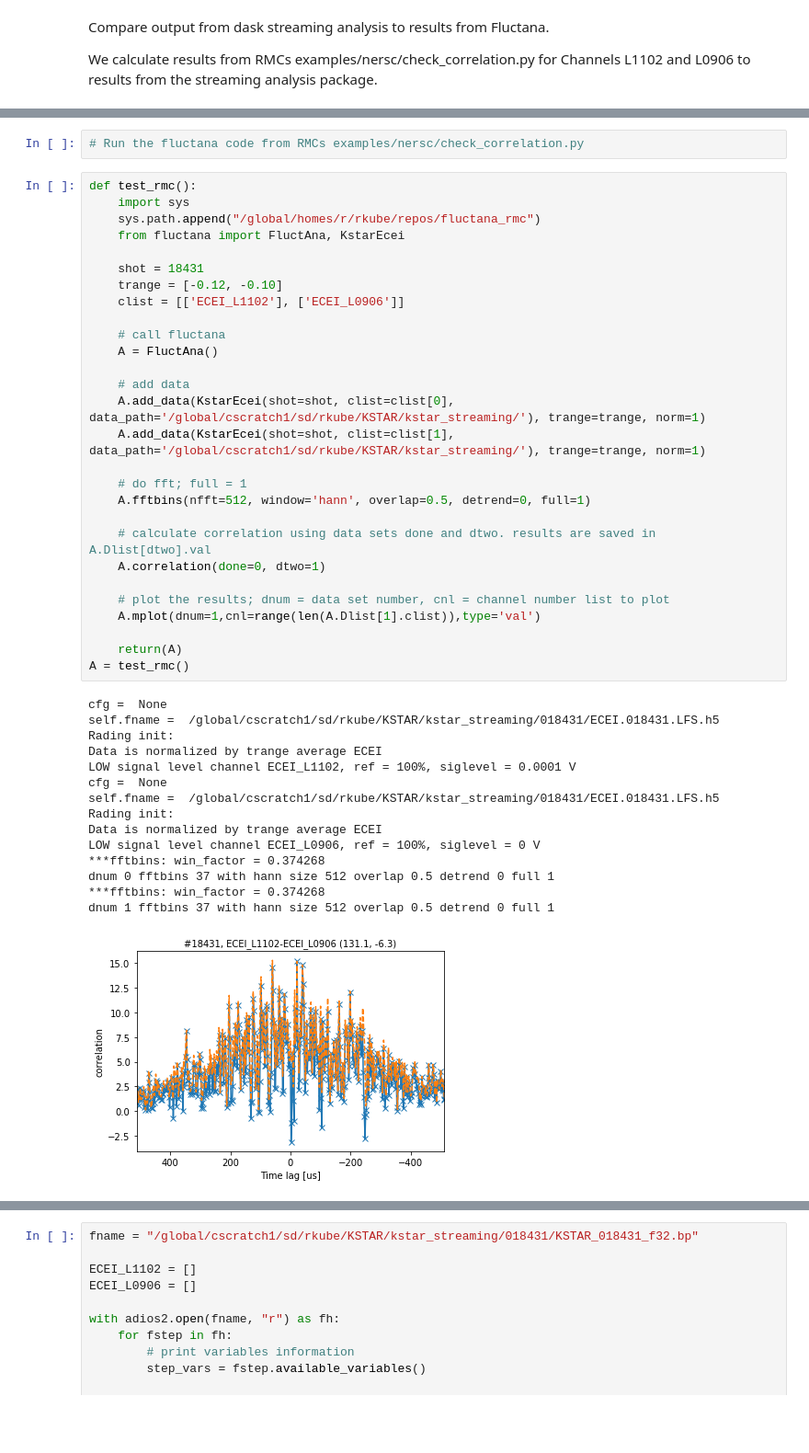
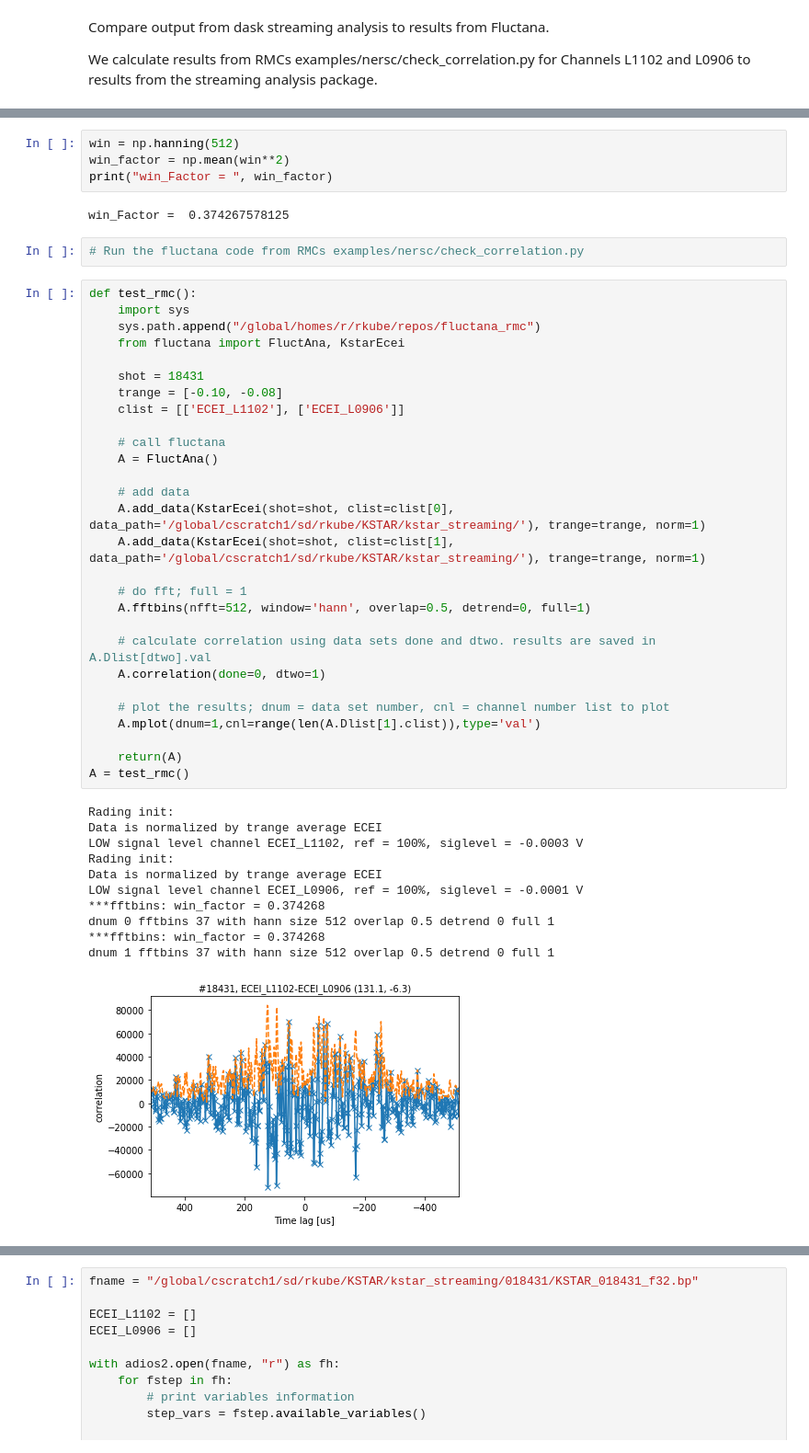
Before and after one commit to rkube/delta, a Jupyter notebook: tests_analysis/compare_correlation_dask_fluctana.ipynb, the cells around one changed output, grey strips where cells are left out. Shown at 92% size. Cells and saved outputs as stored; diff of their text form; blank space fills up the shorter version.

```diff
--- a/tests_analysis/compare_correlation_dask_fluctana.ipynb
+++ b/tests_analysis/compare_correlation_dask_fluctana.ipynb
@@ -14,3 +22,9 @@ import adios2
+# %%
+win = np.hanning(512)
+win_factor = np.mean(win**2)
+print("win_Factor = ", win_factor)
+# %% [output]
+win_Factor =  0.374267578125
 # %%
 # Run the fluctana code from RMCs examples/nersc/check_correlation.py
 # %%
@@ -20,40 +34,36 @@ def test_rmc():
     from fluctana import FluctAna, KstarEcei
 
     shot = 18431
-    trange = [-0.12, -0.10]
+    trange = [-0.10, -0.08]
     clist = [['ECEI_L1102'], ['ECEI_L0906']]
 
     # call fluctana
     A = FluctAna()
 
     # add data
     A.add_data(KstarEcei(shot=shot, clist=clist[0], data_path='/global/cscratch1/sd/rkube/KSTAR/kstar_streaming/'), trange=trange, norm=1)
     A.add_data(KstarEcei(shot=shot, clist=clist[1], data_path='/global/cscratch1/sd/rkube/KSTAR/kstar_streaming/'), trange=trange, norm=1)
 
     # do fft; full = 1
     A.fftbins(nfft=512, window='hann', overlap=0.5, detrend=0, full=1)
 
     # calculate correlation using data sets done and dtwo. results are saved in A.Dlist[dtwo].val
     A.correlation(done=0, dtwo=1)
 
     # plot the results; dnum = data set number, cnl = channel number list to plot
     A.mplot(dnum=1,cnl=range(len(A.Dlist[1].clist)),type='val')
 
     return(A)
 A = test_rmc()
 # %% [output]
-cfg =  None
-self.fname =  /global/cscratch1/sd/rkube/KSTAR/kstar_streaming/018431/ECEI.018431.LFS.h5
 Rading init:
 Data is normalized by trange average ECEI
-LOW signal level channel ECEI_L1102, ref = 100%, siglevel = 0.0001 V
-cfg =  None
-self.fname =  /global/cscratch1/sd/rkube/KSTAR/kstar_streaming/018431/ECEI.018431.LFS.h5
+LOW signal level channel ECEI_L1102, ref = 100%, siglevel = -0.0003 V
 Rading init:
 Data is normalized by trange average ECEI
-LOW signal level channel ECEI_L0906, ref = 100%, siglevel = 0 V
+LOW signal level channel ECEI_L0906, ref = 100%, siglevel = -0.0001 V
 ***fftbins: win_factor = 0.374268
 dnum 0 fftbins 37 with hann size 512 overlap 0.5 detrend 0 full 1
 ***fftbins: win_factor = 0.374268
 dnum 1 fftbins 37 with hann size 512 overlap 0.5 detrend 0 full 1
-[figure, old version]
+[figure, new version]
```
Also changed, not shown: parts of 32 cells of this notebook, 4 other files.
